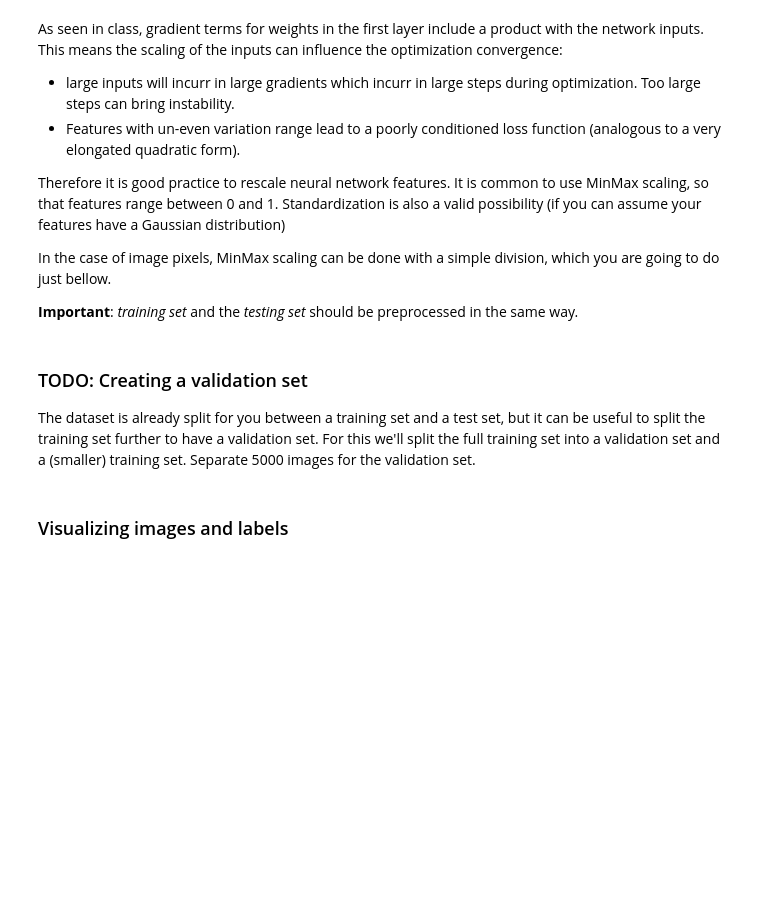
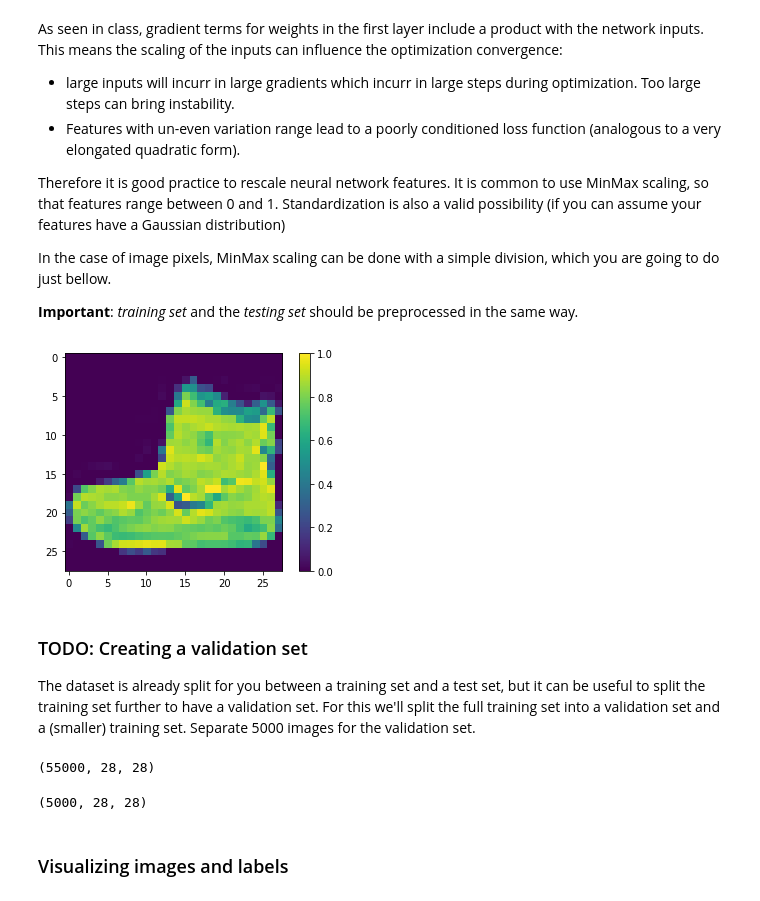
Before and after one commit to bendurand/hello-world, a Jupyter notebook: LabAssignementNNwithKeras.ipynb, the cells around one changed output. Cells and saved outputs as stored; diff of their text form; code cells hidden in the pictures; blank space fills up the shorter version.

```diff
--- a/LabAssignementNNwithKeras.ipynb
+++ b/LabAssignementNNwithKeras.ipynb
@@ -114,3 +133,12 @@ In the case of image pixels, MinMax scaling can be done with a simple division,
 **Important**: *training set* and the *testing set* should be preprocessed in the same way.
 # %%
 # TODO your code here
+X_train_full = X_train_full/255
+# %%
+plt.figure()
+plt.imshow(X_train_full[0])
+plt.colorbar()
+plt.grid(False)
+plt.show()
+# %% [output]
+[figure, added]
@@ -126,3 +156,11 @@ X_valid, y_valid = ...
+# %%
+X_train.shape
+# %% [output]
+(55000, 28, 28)
+# %%
+X_valid.shape
+# %% [output]
+(5000, 28, 28)
 # %% [markdown]
 ### Visualizing images and labels
 # %% [markdown]
```
Also changed, not shown: parts of 46 cells of this notebook.
